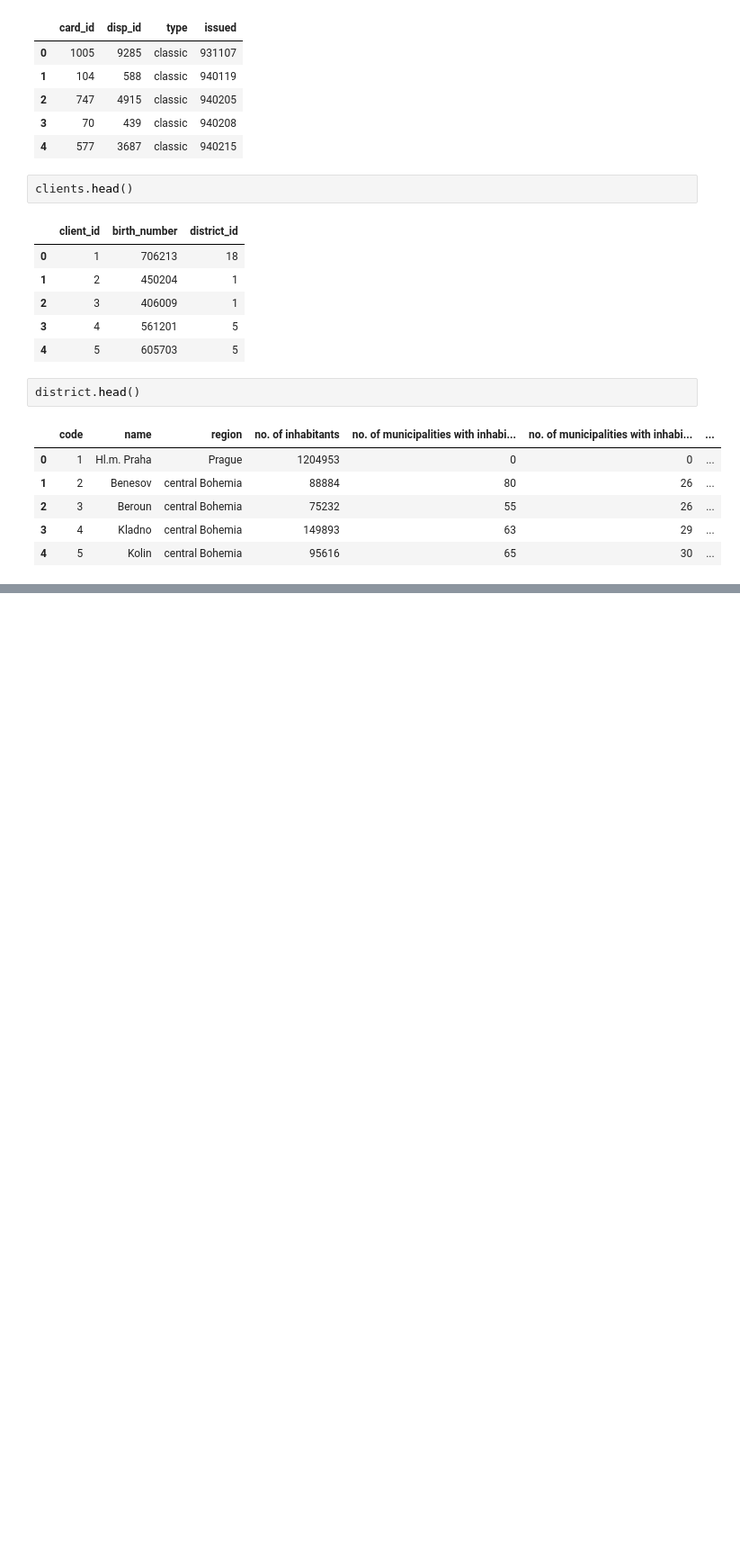
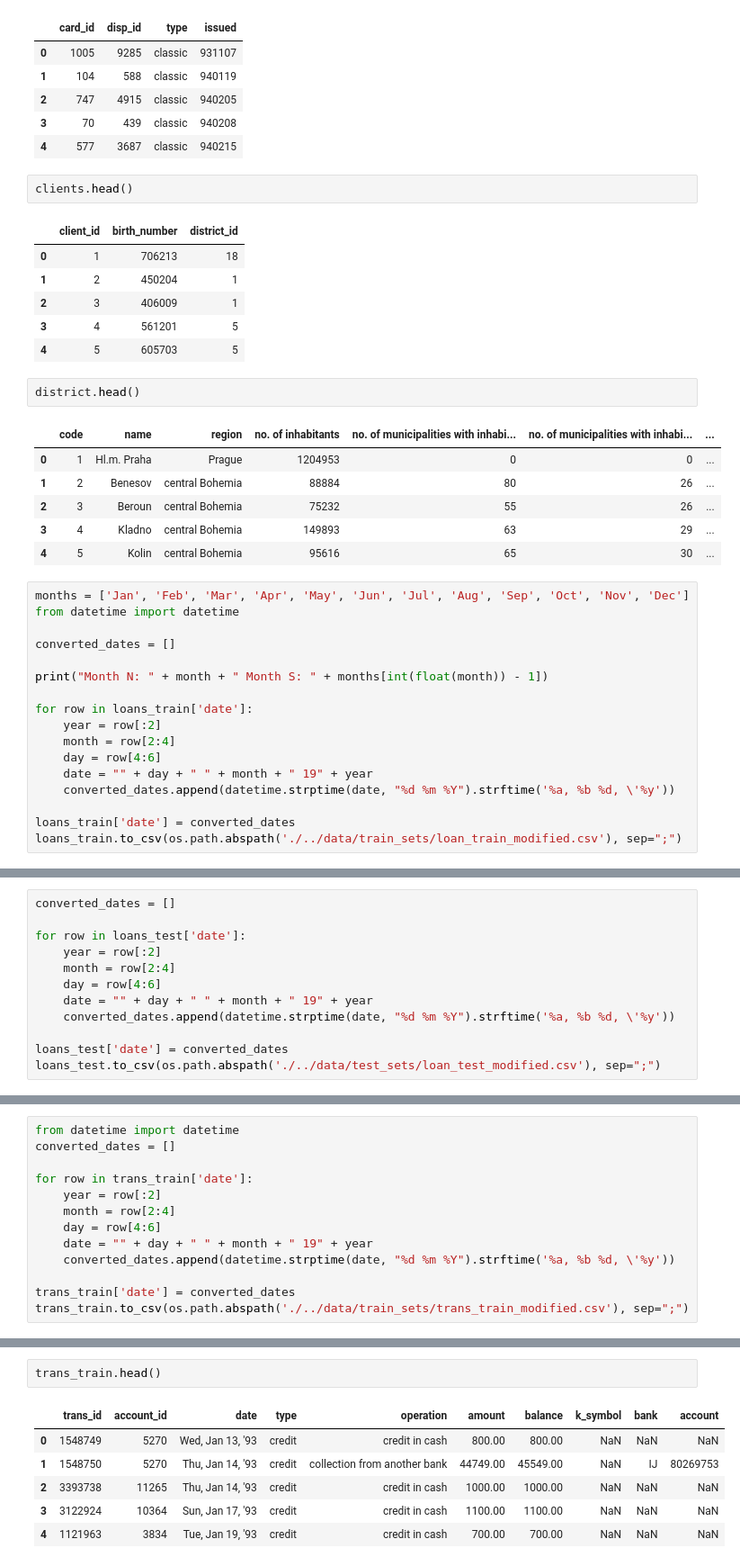
Before and after one commit to joaoBordalo/feup-ecac, a Jupyter notebook: database scripts files/descriptive_analysis.ipynb, the cells around one changed output, grey strips where cells are left out. Shown at 90% size. Drawn from its saved outputs; the diff is of its cells as text; blank space fills up the shorter version.

```diff
--- a/database scripts files/descriptive_analysis.ipynb
+++ b/database scripts files/descriptive_analysis.ipynb
@@ -58,3 +58,20 @@ district.head()
 | 2 | 3 | Beroun | central Bohemia | 75232 | 55 | 26 | ... |
 | 3 | 4 | Kladno | central Bohemia | 149893 | 63 | 29 | ... |
 | 4 | 5 | Kolin | central Bohemia | 95616 | 65 | 30 | ... |
+# %%
+months = ['Jan', 'Feb', 'Mar', 'Apr', 'May', 'Jun', 'Jul', 'Aug', 'Sep', 'Oct', 'Nov', 'Dec']
+from datetime import datetime
+
+converted_dates = []
+
+print("Month N: " + month + " Month S: " + months[int(float(month)) - 1])
+
+for row in loans_train['date']:
+    year = row[:2]
+    month = row[2:4]
+    day = row[4:6]
+    date = "" + day + " " + month + " 19" + year
+    converted_dates.append(datetime.strptime(date, "%d %m %Y").strftime('%a, %b %d, \'%y'))
+
+loans_train['date'] = converted_dates
+loans_train.to_csv(os.path.abspath('./../data/train_sets/loan_train_modified.csv'), sep=";")
@@ -60,0 +97,12 @@ district.head()
+# %%
+converted_dates = []
+
+for row in loans_test['date']:
+    year = row[:2]
+    month = row[2:4]
+    day = row[4:6]
+    date = "" + day + " " + month + " 19" + year
+    converted_dates.append(datetime.strptime(date, "%d %m %Y").strftime('%a, %b %d, \'%y'))
+
+loans_test['date'] = converted_dates
+loans_test.to_csv(os.path.abspath('./../data/test_sets/loan_test_modified.csv'), sep=";")
@@ -60,0 +118,13 @@ district.head()
+# %%
+from datetime import datetime
+converted_dates = []
+
+for row in trans_train['date']:
+    year = row[:2]
+    month = row[2:4]
+    day = row[4:6]
+    date = "" + day + " " + month + " 19" + year
+    converted_dates.append(datetime.strptime(date, "%d %m %Y").strftime('%a, %b %d, \'%y'))
+
+trans_train['date'] = converted_dates
+trans_train.to_csv(os.path.abspath('./../data/train_sets/trans_train_modified.csv'), sep=";")
@@ -60,0 +142,9 @@ district.head()
+# %%
+trans_train.head()
+# %% [output]
+|  | trans_id | account_id | date | type | operation | amount | balance | k_symbol | bank | account |
+| 0 | 1548749 | 5270 | Wed, Jan 13, '93 | credit | credit in cash | 800.00 | 800.00 | NaN | NaN | NaN |
+| 1 | 1548750 | 5270 | Thu, Jan 14, '93 | credit | collection from another bank | 44749.00 | 45549.00 | NaN | IJ | 80269753 |
+| 2 | 3393738 | 11265 | Thu, Jan 14, '93 | credit | credit in cash | 1000.00 | 1000.00 | NaN | NaN | NaN |
+| 3 | 3122924 | 10364 | Sun, Jan 17, '93 | credit | credit in cash | 1100.00 | 1100.00 | NaN | NaN | NaN |
+| 4 | 1121963 | 3834 | Tue, Jan 19, '93 | credit | credit in cash | 700.00 | 700.00 | NaN | NaN | NaN |
```
Also changed, not shown: parts of 11 cells of this notebook.
